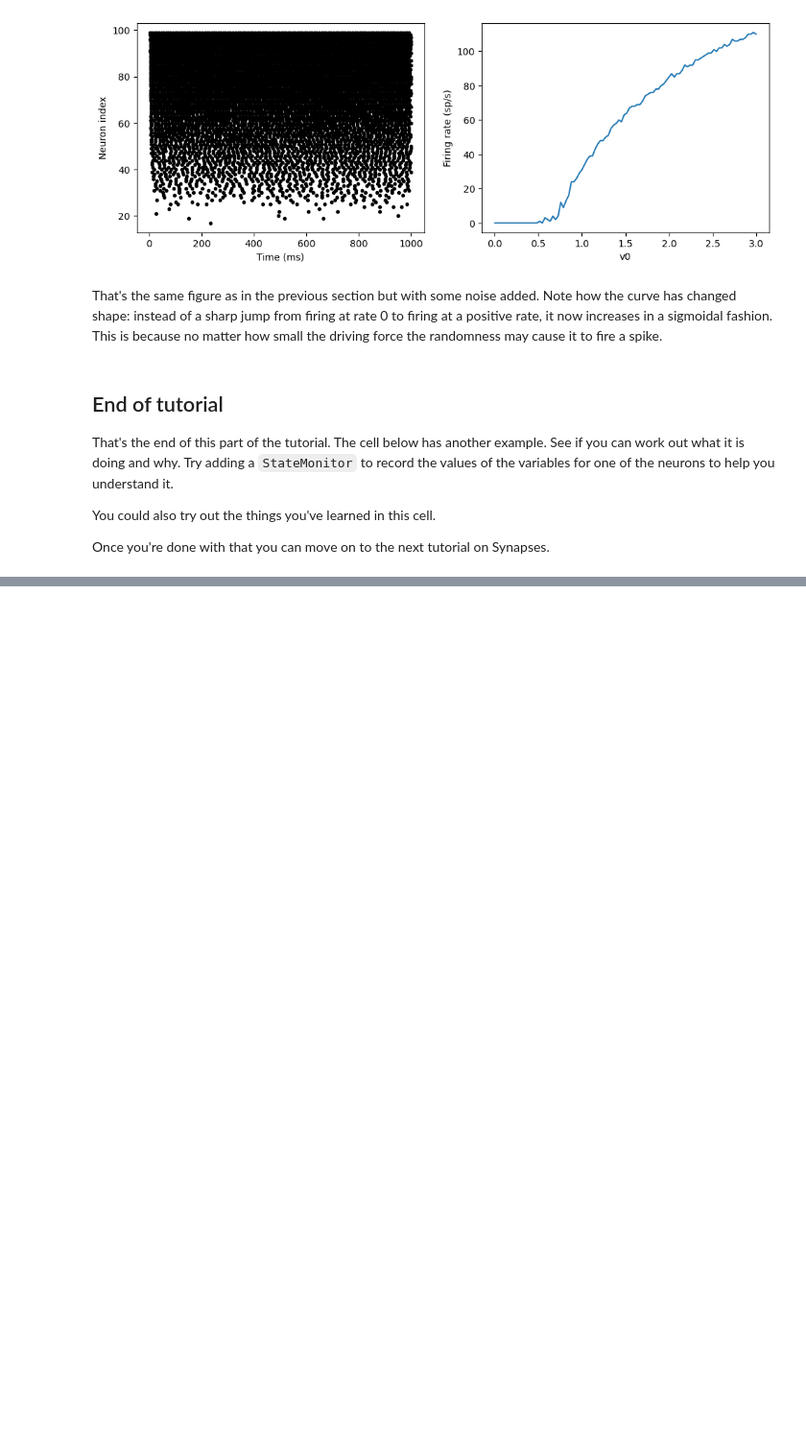
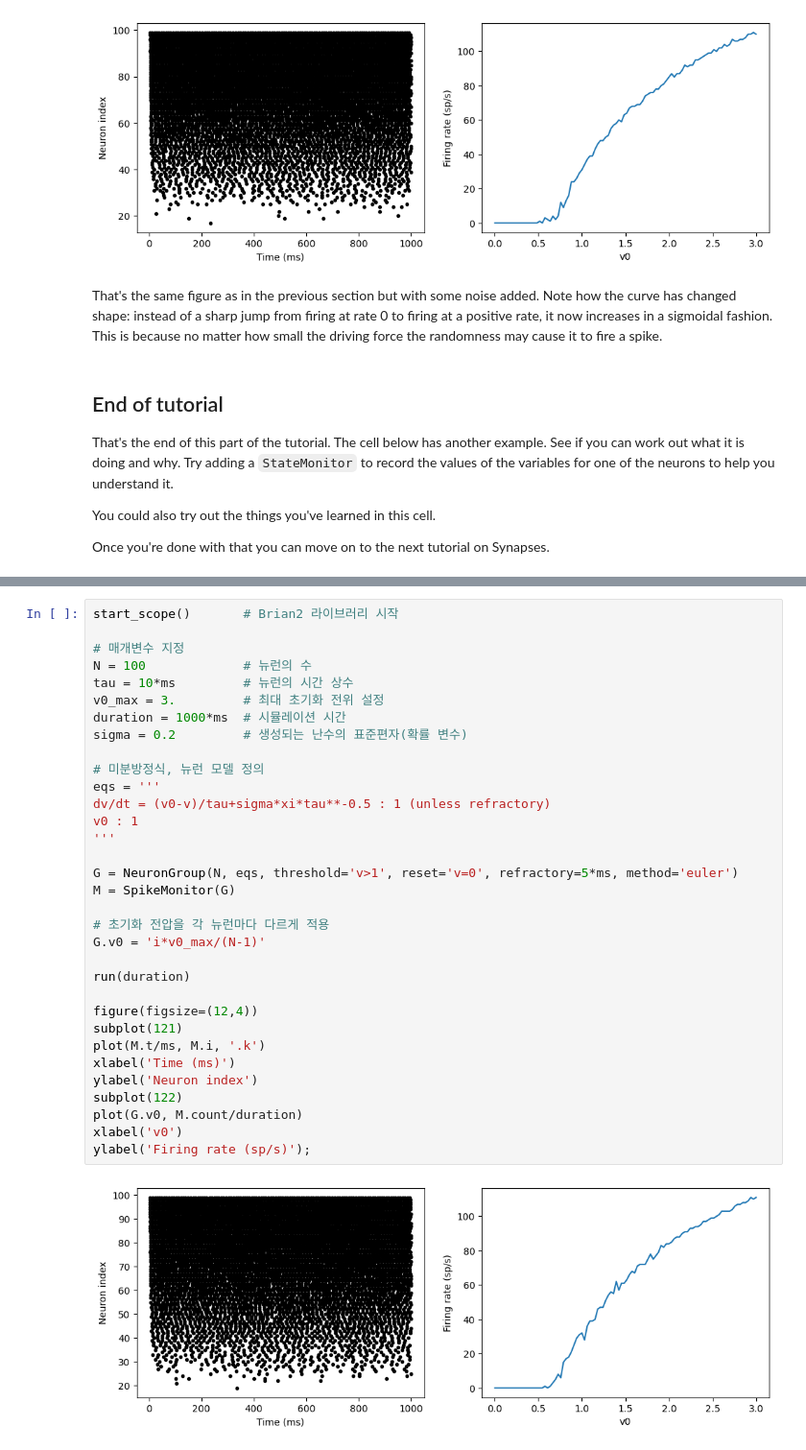
Before and after one commit to DevelopLee20/SNN, a Jupyter notebook: brian2/1-intro-to-brian-neurons.ipynb, the cells around one changed output, grey strips where cells are left out. Shown at 96% size. Cells and saved outputs as stored; diff of their text form; blank space fills up the shorter version.

Commit message:
modified brian2 ipynb, 04 ppt 참고 및 수정

```diff
--- a/brian2/1-intro-to-brian-neurons.ipynb
+++ b/brian2/1-intro-to-brian-neurons.ipynb
@@ -474,0 +497,35 @@ ylabel('Instantaneous firing rate (sp/s)');
+# %%
+start_scope()       # Brian2 라이브러리 시작
+
+# 매개변수 지정
+N = 100             # 뉴런의 수
+tau = 10*ms         # 뉴런의 시간 상수
+v0_max = 3.         # 최대 초기화 전위 설정
+duration = 1000*ms  # 시뮬레이션 시간
+sigma = 0.2         # 생성되는 난수의 표준편자(확률 변수)
+
+# 미분방정식, 뉴런 모델 정의
+eqs = '''
+dv/dt = (v0-v)/tau+sigma*xi*tau**-0.5 : 1 (unless refractory)
+v0 : 1
+'''
+
+G = NeuronGroup(N, eqs, threshold='v>1', reset='v=0', refractory=5*ms, method='euler')
+M = SpikeMonitor(G)
+
+# 초기화 전압을 각 뉴런마다 다르게 적용
+G.v0 = 'i*v0_max/(N-1)'
+
+run(duration)
+
+figure(figsize=(12,4))
+subplot(121)
+plot(M.t/ms, M.i, '.k')
+xlabel('Time (ms)')
+ylabel('Neuron index')
+subplot(122)
+plot(G.v0, M.count/duration)
+xlabel('v0')
+ylabel('Firing rate (sp/s)');
+# %% [output]
+[figure, added]
```
Also changed, not shown: parts of 5 cells of this notebook.
